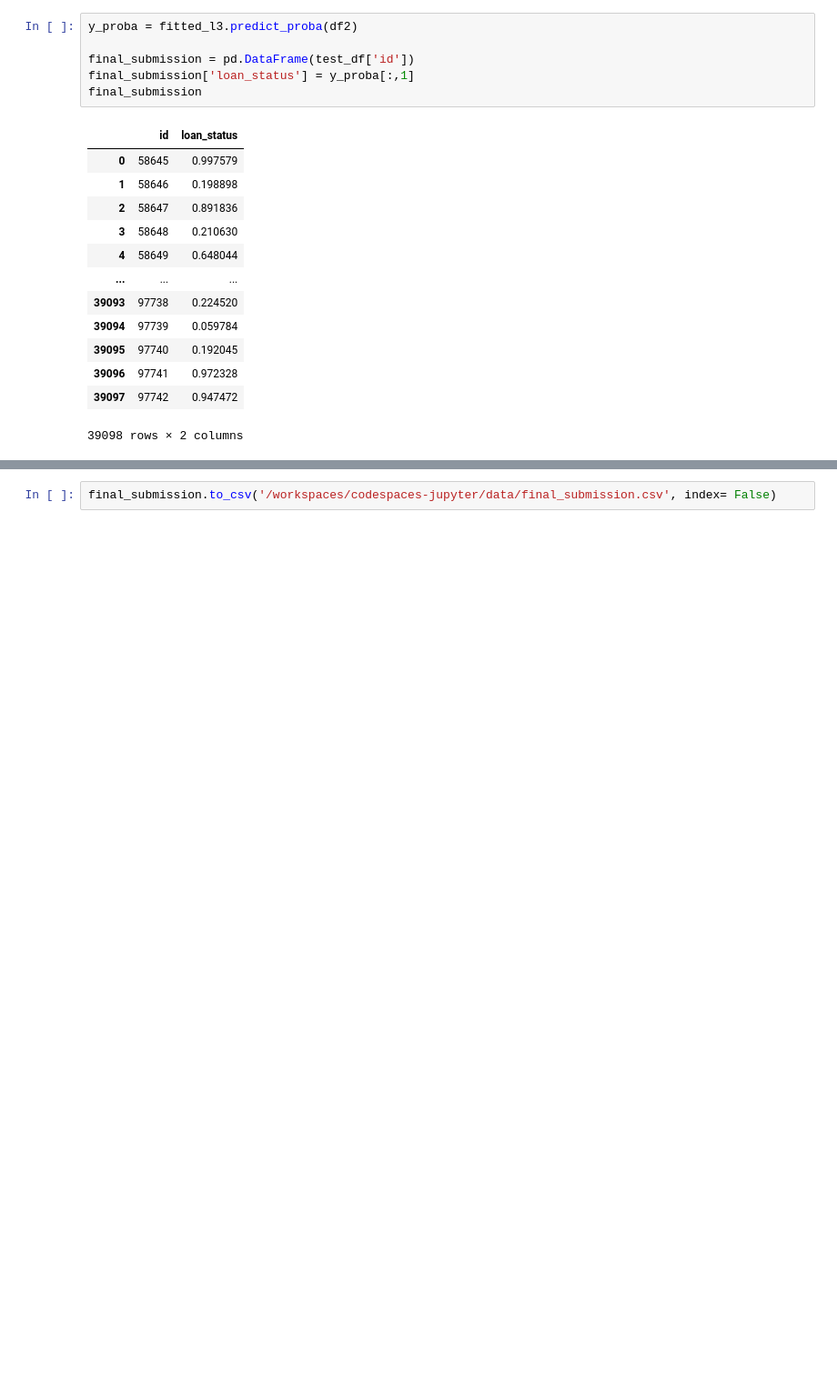
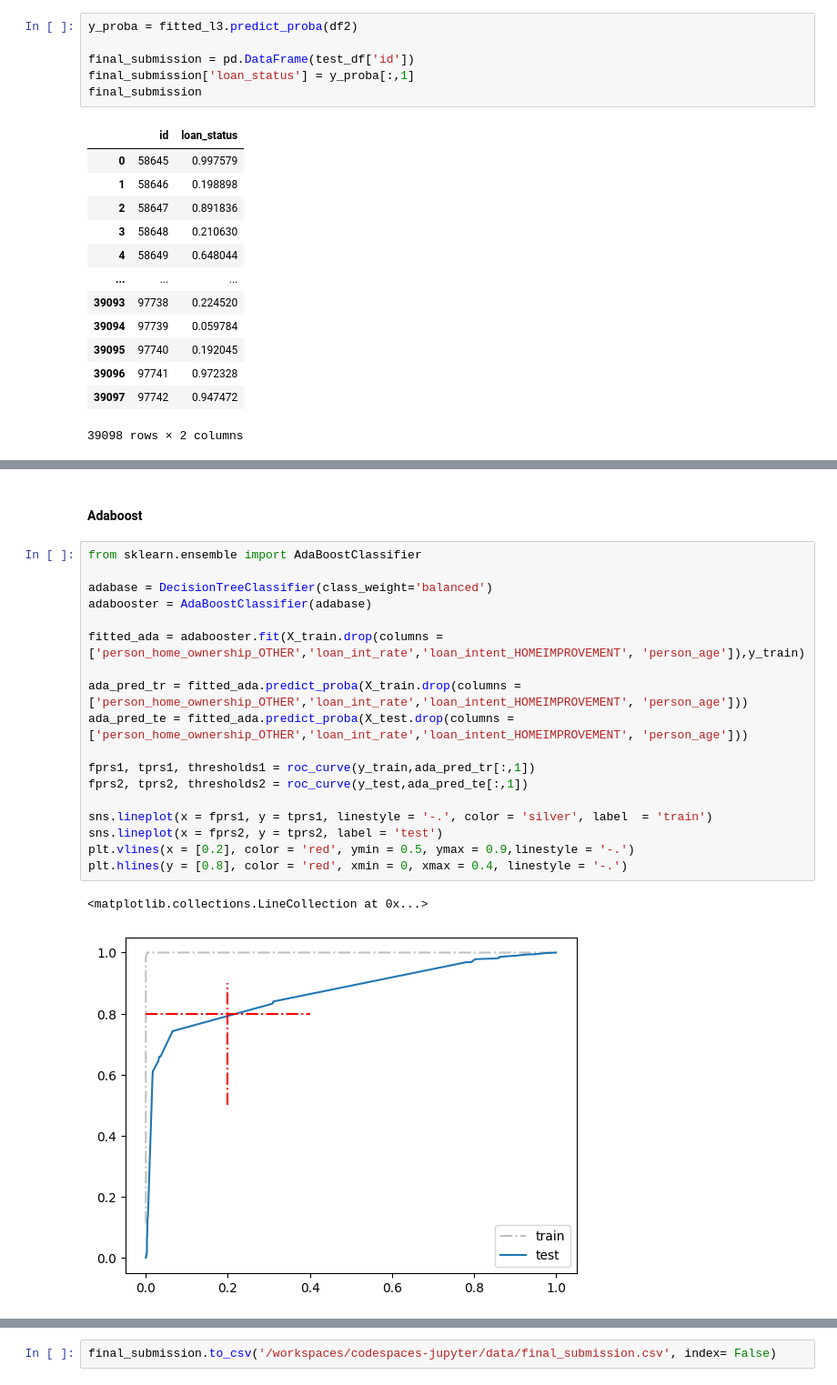
Before and after one commit to ricrichardthomas1/kaggle_loan, a Jupyter notebook: notebooks/loan_approval.ipynb, the cells around one changed output, grey strips where cells are left out. Shown at 91% size. Saved outputs shown, nothing was run; the diff lists cells and outputs as text; blank space fills up the shorter version.

Commit message:
bagging, boosting and neural net

```diff
--- a/notebooks/loan_approval.ipynb
+++ b/notebooks/loan_approval.ipynb
@@ -705,0 +780,23 @@ submi.to_csv('/workspaces/codespaces-jupyter/data/statsmodels_submission.csv', i
+# %% [markdown]
+#### Adaboost
+# %%
+from sklearn.ensemble import AdaBoostClassifier
+
+adabase = DecisionTreeClassifier(class_weight='balanced')
+adabooster = AdaBoostClassifier(adabase)
+
+fitted_ada = adabooster.fit(X_train.drop(columns = ['person_home_ownership_OTHER','loan_int_rate','loan_intent_HOMEIMPROVEMENT', 'person_age']),y_train)
+
+ada_pred_tr = fitted_ada.predict_proba(X_train.drop(columns = ['person_home_ownership_OTHER','loan_int_rate','loan_intent_HOMEIMPROVEMENT', 'person_age']))
+ada_pred_te = fitted_ada.predict_proba(X_test.drop(columns = ['person_home_ownership_OTHER','loan_int_rate','loan_intent_HOMEIMPROVEMENT', 'person_age']))
+
+fprs1, tprs1, thresholds1 = roc_curve(y_train,ada_pred_tr[:,1])
+fprs2, tprs2, thresholds2 = roc_curve(y_test,ada_pred_te[:,1])
+
+sns.lineplot(x = fprs1, y = tprs1, linestyle = '-.', color = 'silver', label  = 'train')
+sns.lineplot(x = fprs2, y = tprs2, label = 'test')
+plt.vlines(x = [0.2], color = 'red', ymin = 0.5, ymax = 0.9,linestyle = '-.')
+plt.hlines(y = [0.8], color = 'red', xmin = 0, xmax = 0.4, linestyle = '-.')
+# %% [output]
+<matplotlib.collections.LineCollection at 0x...>
+[figure, added]
```
Also changed, not shown: parts of 34 cells of this notebook, 3 other files.
